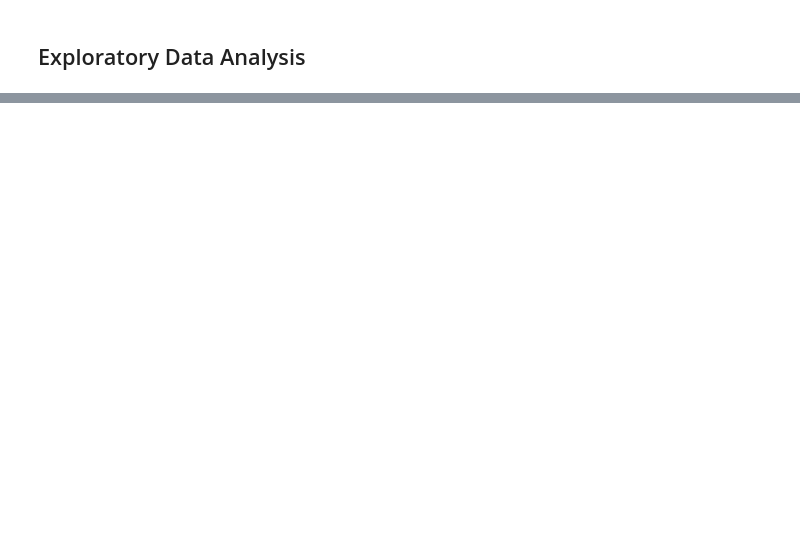
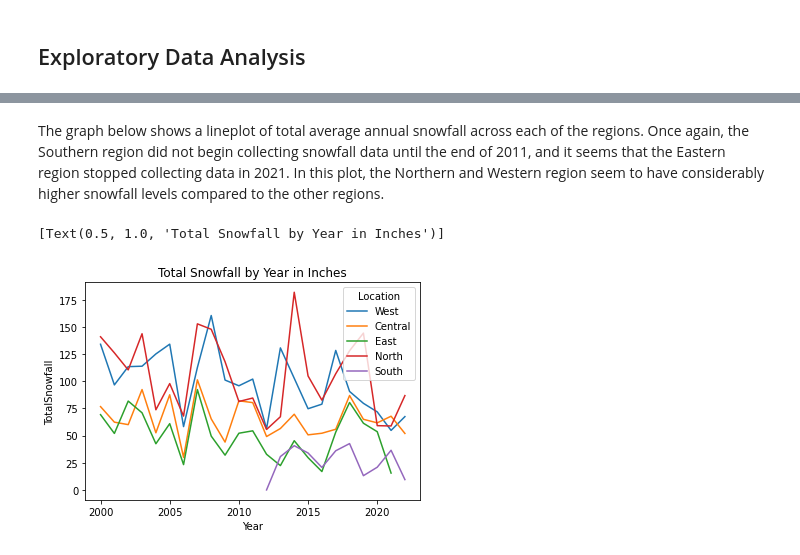
Before and after one commit to margaretquirk7/info2950, a Jupyter notebook: MQuirk_SUtech_PhaseII.ipynb, the cells around one changed output, grey strips where cells are left out. Drawn from its saved outputs; the diff is of its cells as text; code cells hidden in the pictures; blank space fills up the shorter version.

```diff
--- a/MQuirk_SUtech_PhaseII.ipynb
+++ b/MQuirk_SUtech_PhaseII.ipynb
@@ -200,0 +275,8 @@ Attributes are not very descriptive: The attributes for different weather events
+# %% [markdown]
+The graph below shows a lineplot of total average annual snowfall across each of the regions. Once again, the Southern region did not begin collecting snowfall data until the end of 2011, and it seems that the Eastern region stopped collecting data in 2021. In this plot, the Northern and Western region seem to have considerably higher snowfall levels compared to the other regions.
+# %%
+#Comparison of annual snowfall
+sns.lineplot(x='Year', y='TotalSnowfall', hue = 'Location', data = precip_df).set(title = 'Total Snowfall by Year in Inches')
+# %% [output]
+[Text(0.5, 1.0, 'Total Snowfall by Year in Inches')]
+[figure, added]
```
Also changed, not shown: parts of 18 cells of this notebook.
